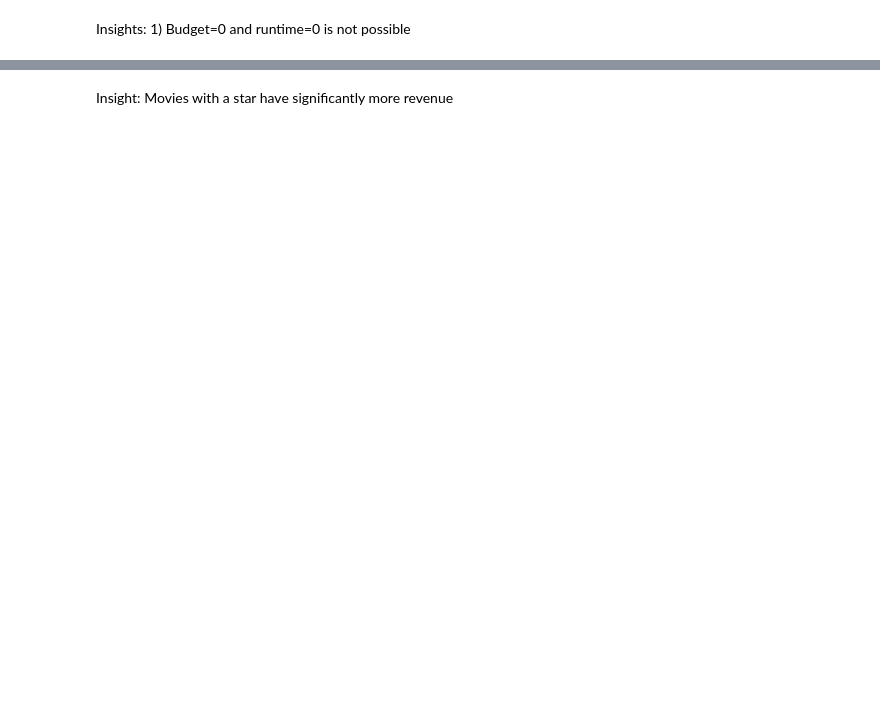
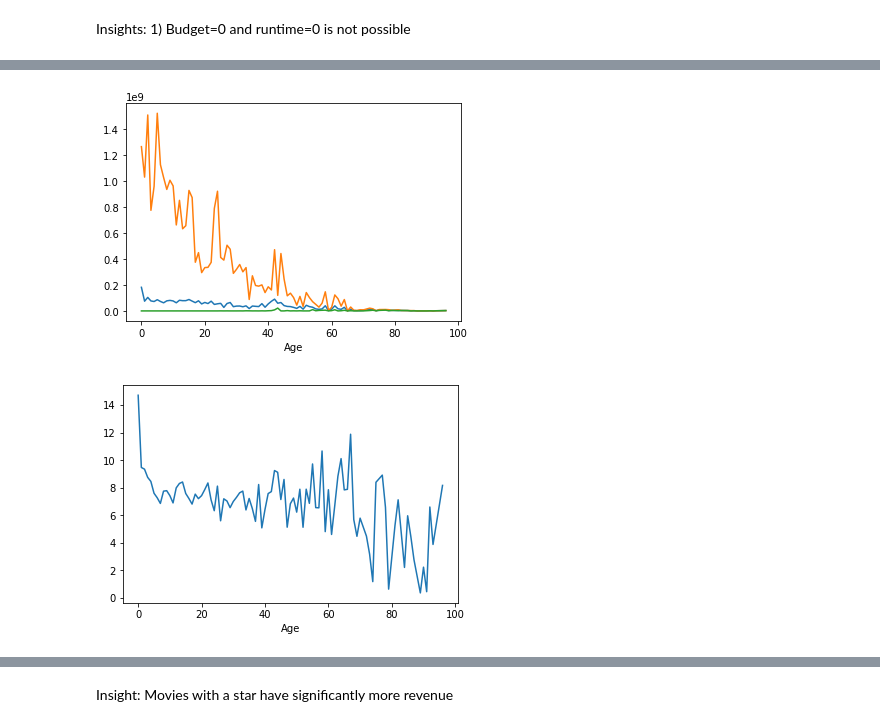
Before and after one commit to Cruzzor/BoxOffice, a Jupyter notebook: Flo_model_movies.ipynb, the cells around one changed output, grey strips where cells are left out. Cells and saved outputs as stored; diff of their text form; code cells hidden in the pictures; blank space fills up the shorter version.

```diff
--- a/Flo_model_movies.ipynb
+++ b/Flo_model_movies.ipynb
@@ -75,4 +158,15 @@ df["releasedOnWeekend"] = df["day"] >=4
 df["Age"] = year.max() - year
+# %%
+#some more analysyis on numeric data
+df.groupby("Age").revenue.mean().plot()
+df.groupby("Age").revenue.max().plot()
+df.groupby("Age").revenue.min().plot()
+plt.show()
+df.groupby("Age").popularity.mean().plot()
+plt.show()
+# %% [output]
+[figure, added]
+[figure, added]
 # %%
 #analyse Genres
 #idea: construct binary features of those genres with mean revenue significantly different from average revenue
```
Also changed, not shown: parts of 33 cells of this notebook.
